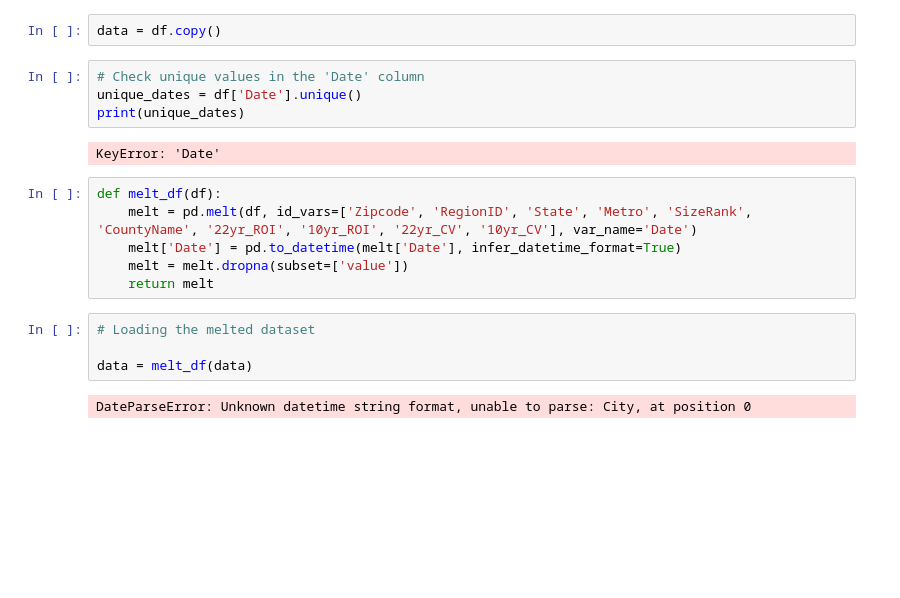
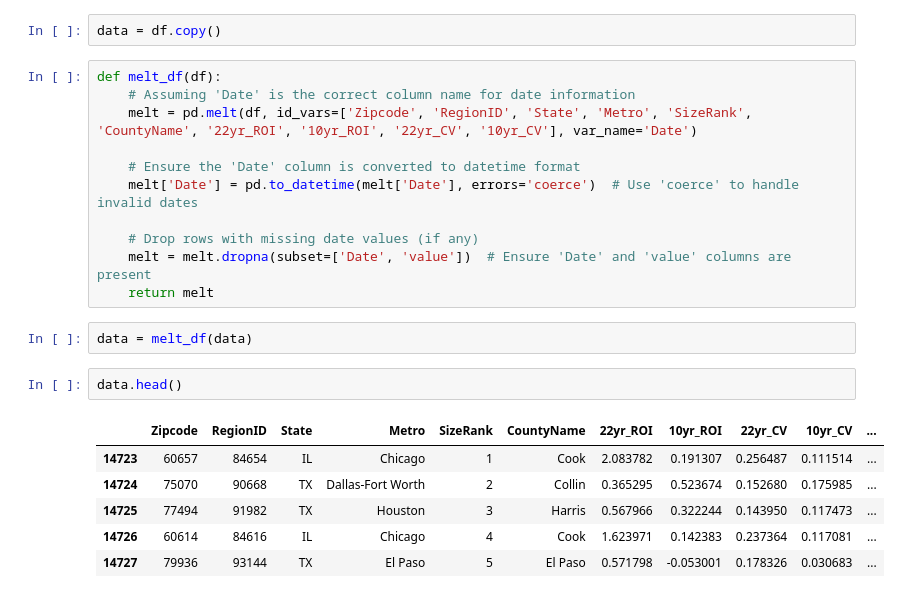
Before and after one commit to Brenda-Mutai/dsc-Time-Series, a Jupyter notebook: student.notebook.ipynb, the cells around one changed output. Drawn from its saved outputs; the diff is of its cells as text; blank space fills up the shorter version.

```diff
--- a/student.notebook.ipynb
+++ b/student.notebook.ipynb
@@ -264,20 +264,24 @@ Index(['RegionID', 'Zipcode', 'City', 'State', 'Metro', 'CountyName',
 # %%
 data = df.copy()
-# %%
-# Check unique values in the 'Date' column
-unique_dates = df['Date'].unique()
-print(unique_dates)
-# %% [output]
-KeyError: 'Date'
 # %%
 def melt_df(df):
+    # Assuming 'Date' is the correct column name for date information
     melt = pd.melt(df, id_vars=['Zipcode', 'RegionID', 'State', 'Metro', 'SizeRank', 'CountyName', '22yr_ROI', '10yr_ROI', '22yr_CV', '10yr_CV'], var_name='Date')
-    melt['Date'] = pd.to_datetime(melt['Date'], infer_datetime_format=True)
-    melt = melt.dropna(subset=['value'])
+
+    # Ensure the 'Date' column is converted to datetime format
+    melt['Date'] = pd.to_datetime(melt['Date'], errors='coerce')  # Use 'coerce' to handle invalid dates
+
+    # Drop rows with missing date values (if any)
+    melt = melt.dropna(subset=['Date', 'value'])  # Ensure 'Date' and 'value' columns are present
     return melt
-# %%
-# Loading the melted dataset
-
-data = melt_df(data)
-# %% [output]
-DateParseError: Unknown datetime string format, unable to parse: City, at position 0
+# %%
+data = melt_df(data)
+# %%
+data.head()
+# %% [output]
+|  | Zipcode | RegionID | State | Metro | SizeRank | CountyName | 22yr_ROI | 10yr_ROI | 22yr_CV | 10yr_CV | ... |
+| 14723 | 60657 | 84654 | IL | Chicago | 1 | Cook | 2.083782 | 0.191307 | 0.256487 | 0.111514 | ... |
+| 14724 | 75070 | 90668 | TX | Dallas-Fort Worth | 2 | Collin | 0.365295 | 0.523674 | 0.152680 | 0.175985 | ... |
+| 14725 | 77494 | 91982 | TX | Houston | 3 | Harris | 0.567966 | 0.322244 | 0.143950 | 0.117473 | ... |
+| 14726 | 60614 | 84616 | IL | Chicago | 4 | Cook | 1.623971 | 0.142383 | 0.237364 | 0.117081 | ... |
+| 14727 | 79936 | 93144 | TX | El Paso | 5 | El Paso | 0.571798 | -0.053001 | 0.178326 | 0.030683 | ... |
```
Also changed, not shown: parts of 1 cell of this notebook.
